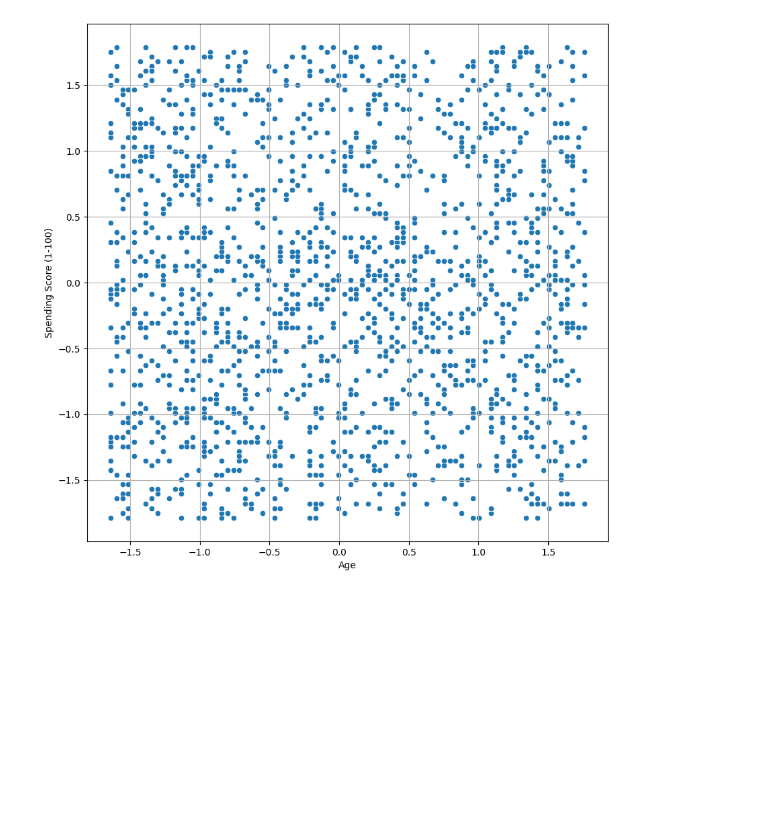
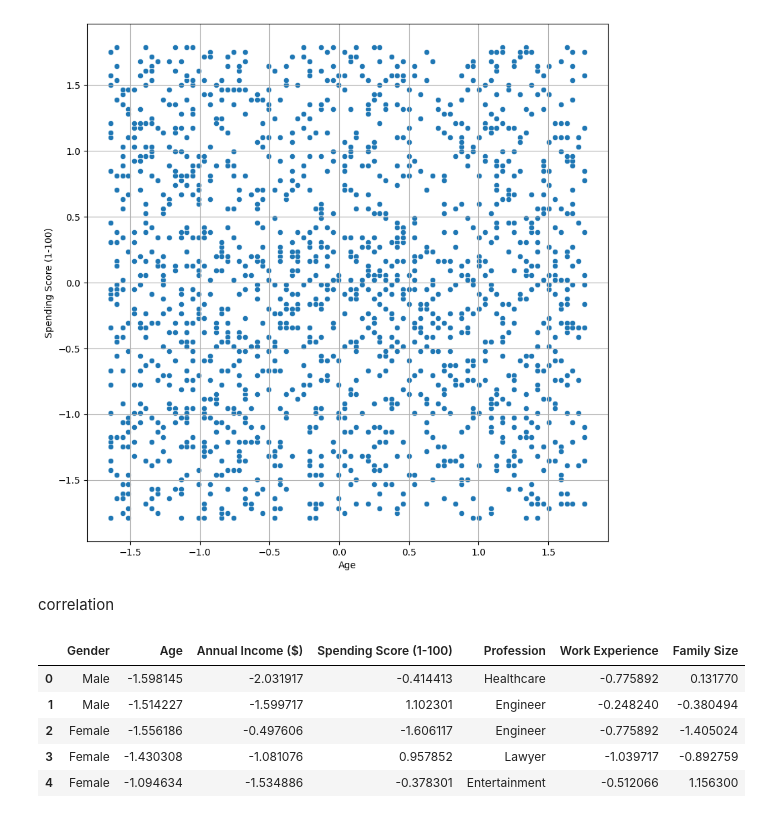
Before and after one commit to mayurasandakalum/shop-customer-data-clustering, a Jupyter notebook: code.ipynb, the cells around one changed output. Drawn from its saved outputs; the diff is of its cells as text; code cells hidden in the pictures; blank space fills up the shorter version.

```diff
--- a/code.ipynb
+++ b/code.ipynb
@@ -314,3 +323,14 @@ plt.grid()
 plt.show()
 # %% [output]
 [figure]
+# %% [markdown]
+correlation
+# %%
+df2.head()
+# %% [output]
+|  | Gender | Age | Annual Income ($) | Spending Score (1-100) | Profession | Work Experience | Family Size |
+| 0 | Male | -1.598145 | -2.031917 | -0.414413 | Healthcare | -0.775892 | 0.131770 |
+| 1 | Male | -1.514227 | -1.599717 | 1.102301 | Engineer | -0.248240 | -0.380494 |
+| 2 | Female | -1.556186 | -0.497606 | -1.606117 | Engineer | -0.775892 | -1.405024 |
+| 3 | Female | -1.430308 | -1.081076 | 0.957852 | Lawyer | -1.039717 | -0.892759 |
+| 4 | Female | -1.094634 | -1.534886 | -0.378301 | Entertainment | -0.512066 | 1.156300 |
```
Also changed, not shown: parts of 2 cells of this notebook.
